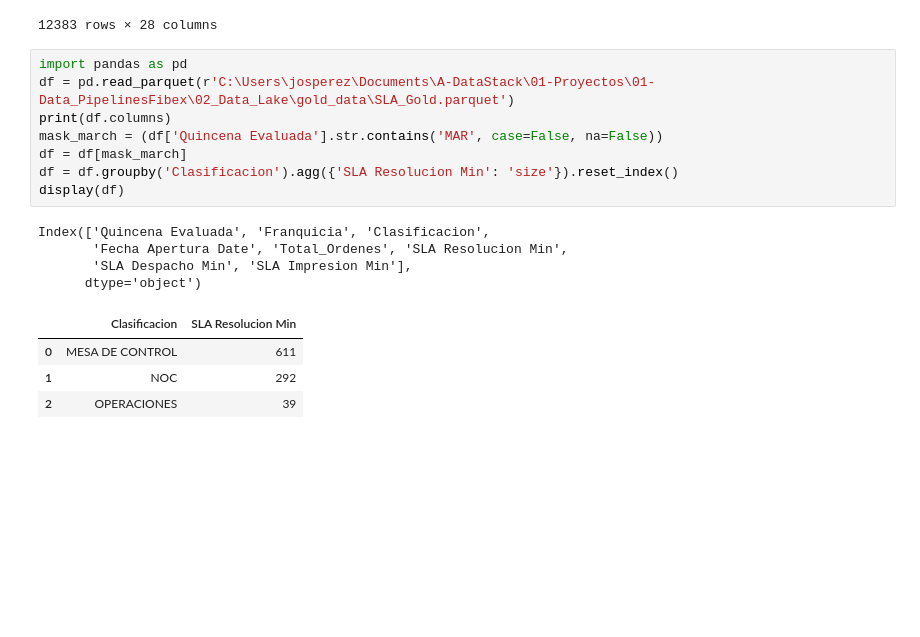
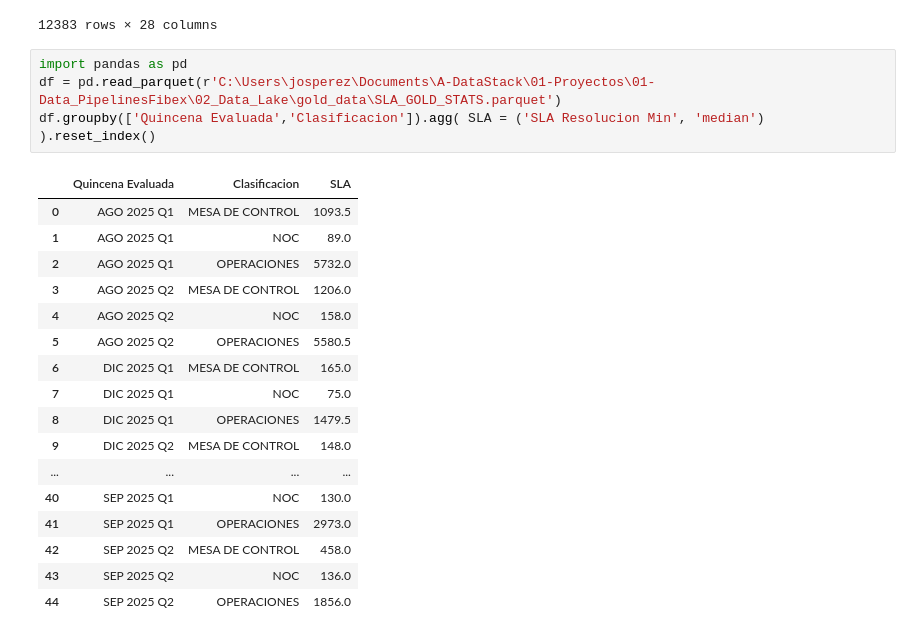
Before and after one commit to Artur030610/Data-Automated-Pipeline-Telecom, a Jupyter notebook: Notebooks/ordenes de servicio.ipynb, the cells around one changed output. Cells and saved outputs as stored; diff of their text form; blank space fills up the shorter version.

```diff
--- a/Notebooks/ordenes de servicio.ipynb
+++ b/Notebooks/ordenes de servicio.ipynb
@@ -70,18 +70,23 @@ display(df)
 12383 rows × 28 columns
 # %%
 import pandas as pd
-df = pd.read_parquet(r'C:\Users\josperez\Documents\A-DataStack\01-Proyectos\01-Data_PipelinesFibex\02_Data_Lake\gold_data\SLA_Gold.parquet')
-print(df.columns)
-mask_march = (df['Quincena Evaluada'].str.contains('MAR', case=False, na=False))
-df = df[mask_march]
-df = df.groupby('Clasificacion').agg({'SLA Resolucion Min': 'size'}).reset_index()
-display(df)
+df = pd.read_parquet(r'C:\Users\josperez\Documents\A-DataStack\01-Proyectos\01-Data_PipelinesFibex\02_Data_Lake\gold_data\SLA_GOLD_STATS.parquet')
+df.groupby(['Quincena Evaluada','Clasificacion']).agg( SLA = ('SLA Resolucion Min', 'median') ).reset_index()
 # %% [output]
-Index(['Quincena Evaluada', 'Franquicia', 'Clasificacion',
-       'Fecha Apertura Date', 'Total_Ordenes', 'SLA Resolucion Min',
-       'SLA Despacho Min', 'SLA Impresion Min'],
-      dtype='object')
-|  | Clasificacion | SLA Resolucion Min |
-| 0 | MESA DE CONTROL | 611 |
-| 1 | NOC | 292 |
-| 2 | OPERACIONES | 39 |
+|  | Quincena Evaluada | Clasificacion | SLA |
+| 0 | AGO 2025 Q1 | MESA DE CONTROL | 1093.5 |
+| 1 | AGO 2025 Q1 | NOC | 89.0 |
+| 2 | AGO 2025 Q1 | OPERACIONES | 5732.0 |
+| 3 | AGO 2025 Q2 | MESA DE CONTROL | 1206.0 |
+| 4 | AGO 2025 Q2 | NOC | 158.0 |
+| 5 | AGO 2025 Q2 | OPERACIONES | 5580.5 |
+| 6 | DIC 2025 Q1 | MESA DE CONTROL | 165.0 |
+| 7 | DIC 2025 Q1 | NOC | 75.0 |
+| 8 | DIC 2025 Q1 | OPERACIONES | 1479.5 |
+| 9 | DIC 2025 Q2 | MESA DE CONTROL | 148.0 |
+| ... | ... | ... | ... |
+| 40 | SEP 2025 Q1 | NOC | 130.0 |
+| 41 | SEP 2025 Q1 | OPERACIONES | 2973.0 |
+| 42 | SEP 2025 Q2 | MESA DE CONTROL | 458.0 |
+| 43 | SEP 2025 Q2 | NOC | 136.0 |
+| 44 | SEP 2025 Q2 | OPERACIONES | 1856.0 |
```
Also changed, not shown: 18 other files.
